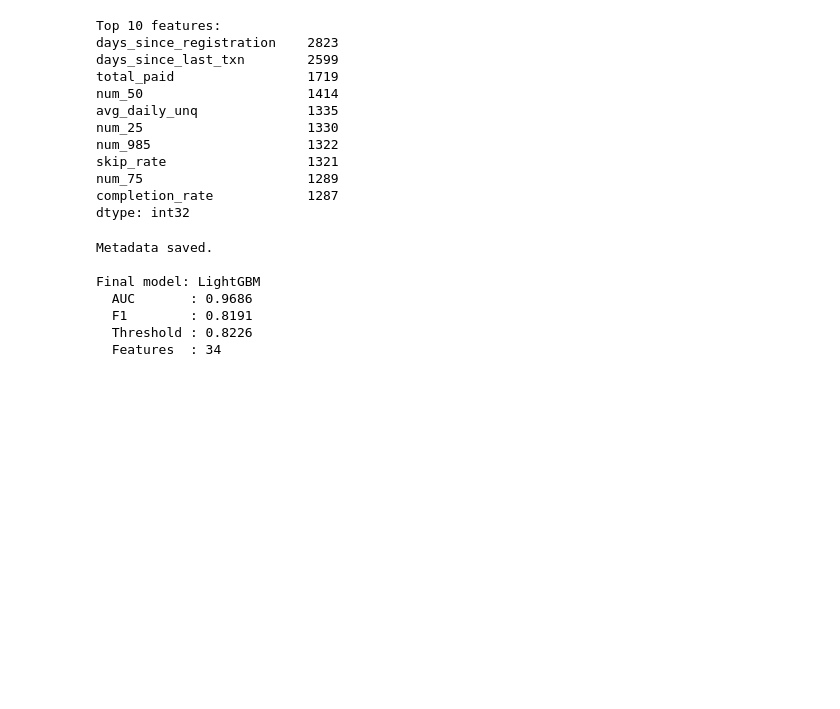
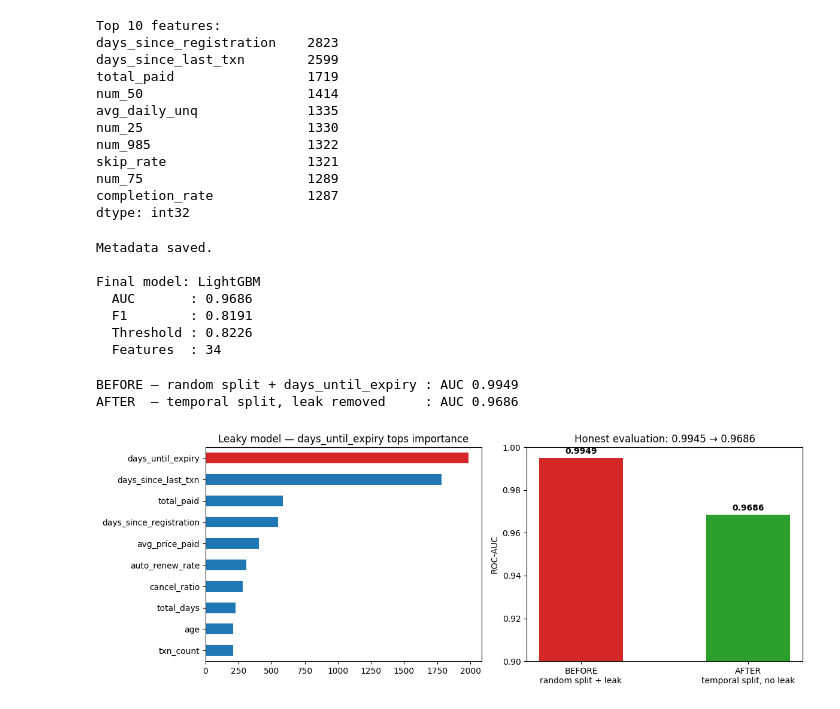
Before and after one commit to classifiedSni/churn-prediction, a Jupyter notebook: kkbox-churn/notebooks/03_modeling.ipynb, the cells around one changed output. Saved outputs shown, nothing was run; the diff lists cells and outputs as text; code cells hidden in the pictures; blank space fills up the shorter version.

```diff
--- a/kkbox-churn/notebooks/03_modeling.ipynb
+++ b/kkbox-churn/notebooks/03_modeling.ipynb
@@ -321,3 +321,38 @@ Final model: LightGBM
   F1        : 0.8191
   Threshold : 0.8226
   Features  : 34
+# %%
+# BEFORE: random split + days_until_expiry (the original leaky setup)
+X_tr_l, X_te_l, y_tr_l, y_te_l = train_test_split(
+    df[feature_cols], df['is_churn'],
+    test_size=0.2, random_state=42, stratify=df['is_churn'])
+
+lgbm_leaky = lgb.LGBMClassifier(n_estimators=300, learning_rate=0.08, num_leaves=31,
+                                min_child_samples=50,
+                                scale_pos_weight=(y_tr_l == 0).sum() / (y_tr_l == 1).sum(),
+                                random_state=42, verbose=-1)
+lgbm_leaky.fit(X_tr_l, y_tr_l)
+auc_leaky = roc_auc_score(y_te_l, lgbm_leaky.predict_proba(X_te_l)[:, 1])
+auc_clean = results_df.loc['LightGBM', 'roc_auc']
+print(f"BEFORE — random split + days_until_expiry : AUC {auc_leaky:.4f}")
+print(f"AFTER  — temporal split, leak removed     : AUC {auc_clean:.4f}")
+
+fig, axes = plt.subplots(1, 2, figsize=(12, 4.5))
+
+imp = pd.Series(lgbm_leaky.feature_importances_, index=feature_cols).sort_values(ascending=False)
+colors = ['#d62728' if f == 'days_until_expiry' else '#1f77b4' for f in imp.head(10).index]
+imp.head(10).plot(kind='barh', ax=axes[0], color=colors)
+axes[0].invert_yaxis()
+axes[0].set_title('Leaky model — days_until_expiry tops importance')
+
+axes[1].bar(['BEFORE\nrandom split + leak', 'AFTER\ntemporal split, no leak'],
+            [auc_leaky, auc_clean], color=['#d62728', '#2ca02c'], width=0.5)
+axes[1].set_ylim(0.9, 1.0); axes[1].set_ylabel('ROC-AUC')
+for i, v in enumerate([auc_leaky, auc_clean]):
+    axes[1].text(i, v + 0.002, f'{v:.4f}', ha='center', fontweight='bold')
+axes[1].set_title('Honest evaluation: 0.9945 → 0.9686')
+plt.tight_layout(); plt.show()
+# %% [output]
+BEFORE — random split + days_until_expiry : AUC 0.9949
+AFTER  — temporal split, leak removed     : AUC 0.9686
+[figure, added]
```
Also changed, not shown: parts of 4 cells of this notebook, 12 other files.
